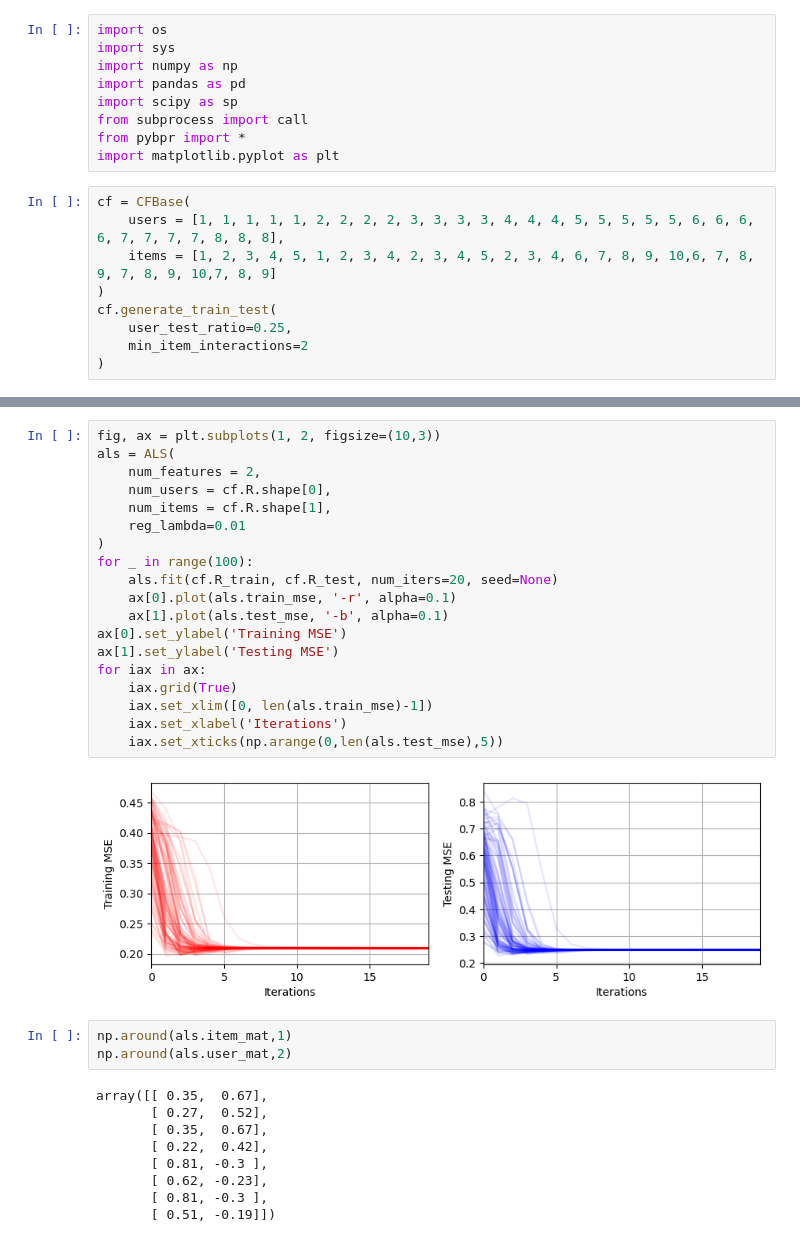
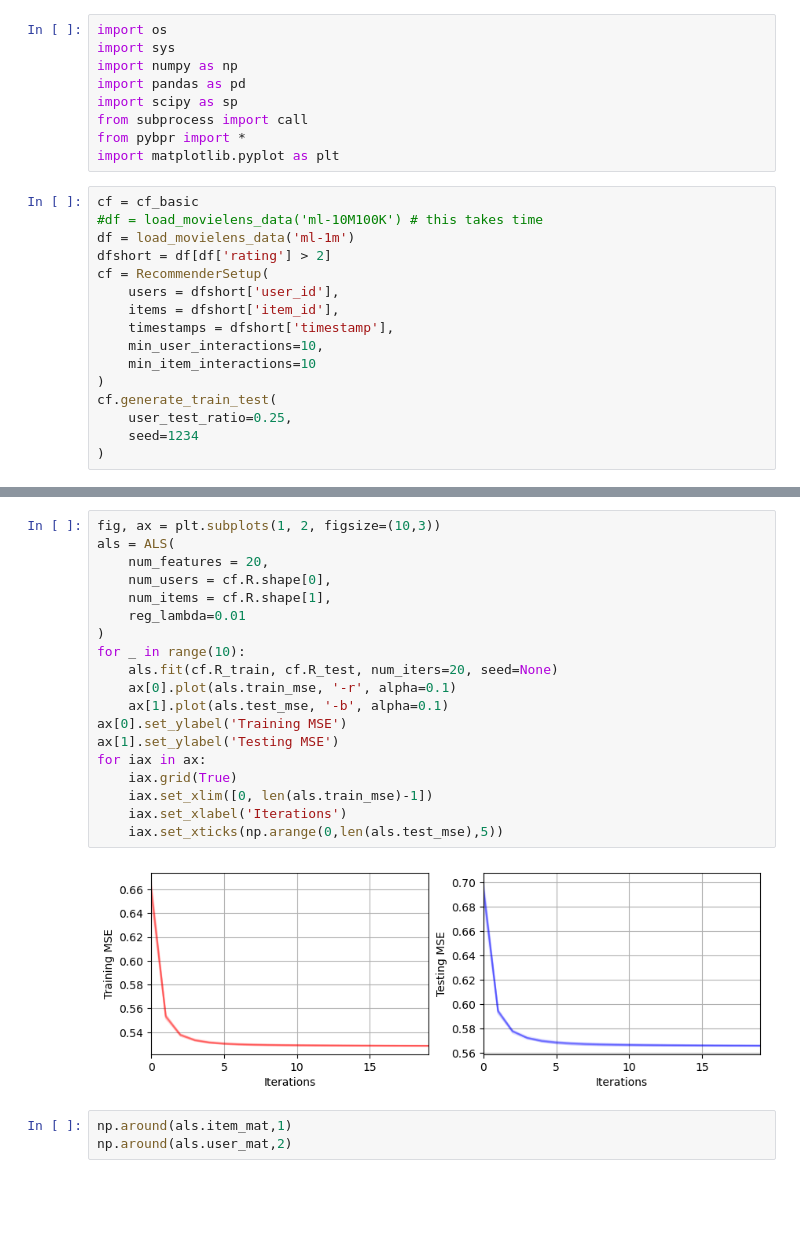
Before and after one commit to rimplesandhu/pybpr, a Jupyter notebook: examples/als_simple.ipynb, the cells around one changed output, grey strips where cells are left out. Cells and saved outputs as stored; diff of their text form; blank space fills up the shorter version.

```diff
--- a/examples/als_simple.ipynb
+++ b/examples/als_simple.ipynb
@@ -14,11 +17,18 @@ from subprocess import call
 from pybpr import *
 import matplotlib.pyplot as plt
 # %%
-cf = CFBase(
-    users = [1, 1, 1, 1, 1, 2, 2, 2, 2, 3, 3, 3, 3, 4, 4, 4, 5, 5, 5, 5, 5, 6, 6, 6, 6, 7, 7, 7, 7, 8, 8, 8],
-    items = [1, 2, 3, 4, 5, 1, 2, 3, 4, 2, 3, 4, 5, 2, 3, 4, 6, 7, 8, 9, 10,6, 7, 8, 9, 7, 8, 9, 10,7, 8, 9]
+cf = cf_basic
+#df = load_movielens_data('ml-10M100K') # this takes time
+df = load_movielens_data('ml-1m')
+dfshort = df[df['rating'] > 2]
+cf = RecommenderSetup(
+    users = dfshort['user_id'],
+    items = dfshort['item_id'],
+    timestamps = dfshort['timestamp'],
+    min_user_interactions=10,
+    min_item_interactions=10
 )
 cf.generate_train_test(
     user_test_ratio=0.25,
-    min_item_interactions=2
+    seed=1234
 )
@@ -55,35 +76,26 @@ als.fit(cf.R_train, cf.R_test, num_iters=10)
 # %%
 fig, ax = plt.subplots(1, 2, figsize=(10,3))
 als = ALS(
-    num_features = 2,
+    num_features = 20,
     num_users = cf.R.shape[0],
     num_items = cf.R.shape[1],
     reg_lambda=0.01
 )
-for _ in range(100):
+for _ in range(10):
     als.fit(cf.R_train, cf.R_test, num_iters=20, seed=None)
     ax[0].plot(als.train_mse, '-r', alpha=0.1)
     ax[1].plot(als.test_mse, '-b', alpha=0.1)
 ax[0].set_ylabel('Training MSE')
 ax[1].set_ylabel('Testing MSE')
 for iax in ax:
     iax.grid(True)
     iax.set_xlim([0, len(als.train_mse)-1])
     iax.set_xlabel('Iterations')
     iax.set_xticks(np.arange(0,len(als.test_mse),5))
 # %% [output]
-[figure, old version]
+[figure, new version]
 # %%
 np.around(als.item_mat,1)
 np.around(als.user_mat,2)
-# %% [output]
-array([[ 0.35,  0.67],
-       [ 0.27,  0.52],
-       [ 0.35,  0.67],
-       [ 0.22,  0.42],
-       [ 0.81, -0.3 ],
-       [ 0.62, -0.23],
-       [ 0.81, -0.3 ],
-       [ 0.51, -0.19]])
 # %%
 cf.get_top_items_for_this_user(0, als.user_mat, als.item_mat, 2)
```
Also changed, not shown: parts of 9 cells of this notebook, 11 other files.
